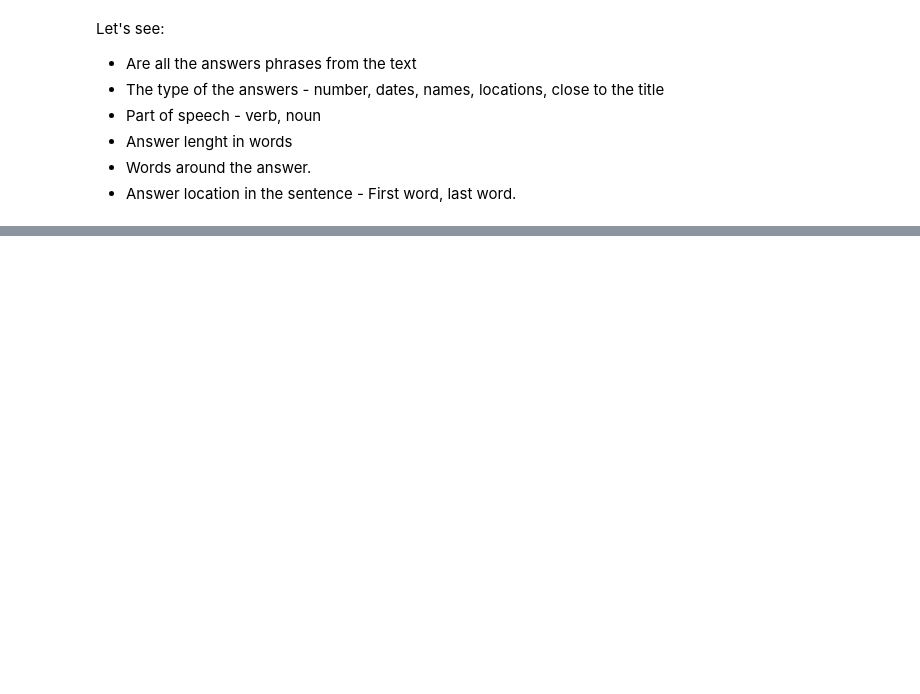
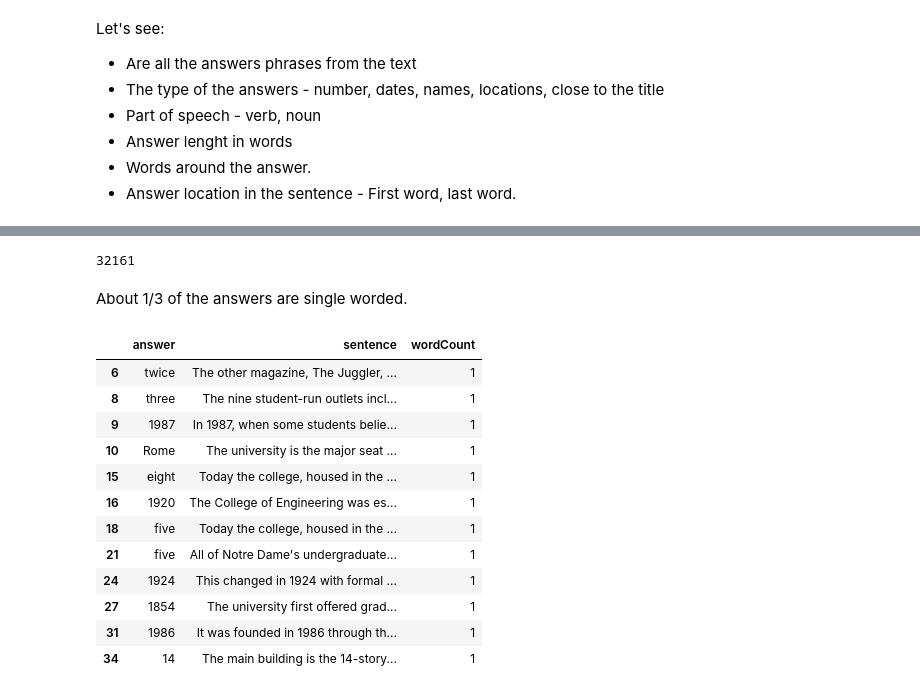
Before and after one commit to KristiyanVachev/Question-Generation, a Jupyter notebook: 01. Data Exploration/SQuADv1.ipynb, the cells around one changed output, grey strips where cells are left out. Drawn from its saved outputs; the diff is of its cells as text; code cells hidden in the pictures; blank space fills up the shorter version.

Commit message:
Extracted answers and explored word length

```diff
--- a/01. Data Exploration/SQuADv1.ipynb
+++ b/01. Data Exploration/SQuADv1.ipynb
@@ -444,0 +474,23 @@ Let's see:
+# %%
+answers = []
+sentences = []
+
+for titleId in range(len(df['data'])):
+
+     for paragraphId in range(len(df['data'][titleId]['paragraphs'])):
+        paragraph = df['data'][titleId]['paragraphs'][paragraphId]['context']
+
+        for questionId in range(len(df['data'][titleId]['paragraphs'][paragraphId]['qas'])):
+            answer = df['data'][titleId]['paragraphs'][paragraphId]['qas'][questionId]['answers'][0]['text']
+            answerStart = df['data'][titleId]['paragraphs'][paragraphId]['qas'][questionId]['answers'][0]['answer_start']
+
+            sentence = extractSentence(paragraph, answerStart)
+
+            answers.append(answer)
+            sentences.append(sentence)
+# %%
+answerTextsDf = pd.DataFrame(answers, columns=['answer'])
+sentenceDf = pd.DataFrame(sentences, columns=['sentence'])
+
+answersDf = pd.concat([answerTextsDf, sentenceDf], axis=1)
+answersDf.head()
@@ -444,0 +506,7 @@ Let's see:
+# %%
+wordCount = []
+
+for i in range(len(answersDf)):
+    wordCount.append(len(tokenize.word_tokenize(answersDf.iloc[i]['answer'])))
+# %%
+answersDf = pd.concat([answersDf, pd.DataFrame(wordCount, columns=['wordCount'])], axis=1)
@@ -444,0 +525,22 @@ Let's see:
+# %%
+len(answersDf[answersDf['wordCount'] == 1])
+# %% [output]
+32161
+# %% [markdown]
+About 1/3 of the answers are single worded.
+# %%
+answersDf[answersDf['wordCount'] == 1].head(12)
+# %% [output]
+|  | answer | sentence | wordCount |
+| 6 | twice | The other magazine, The Juggler, ... | 1 |
+| 8 | three | The nine student-run outlets incl... | 1 |
+| 9 | 1987 | In 1987, when some students belie... | 1 |
+| 10 | Rome | The university is the major seat ... | 1 |
+| 15 | eight | Today the college, housed in the ... | 1 |
+| 16 | 1920 | The College of Engineering was es... | 1 |
+| 18 | five | Today the college, housed in the ... | 1 |
+| 21 | five | All of Notre Dame's undergraduate... | 1 |
+| 24 | 1924 | This changed in 1924 with formal ... | 1 |
+| 27 | 1854 | The university first offered grad... | 1 |
+| 31 | 1986 | It was founded in 1986 through th... | 1 |
+| 34 | 14 | The main building is the 14-story... | 1 |
```
Also changed, not shown: parts of 12 cells of this notebook.
